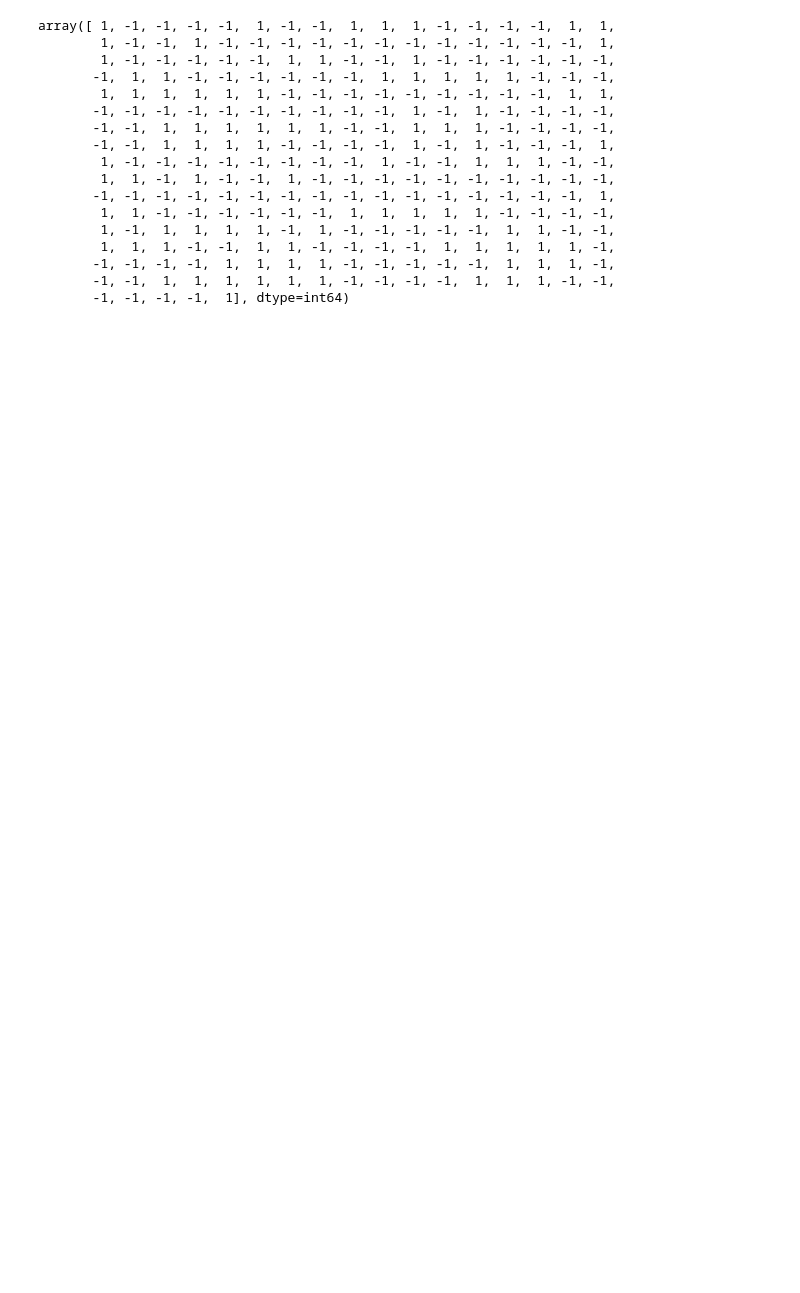
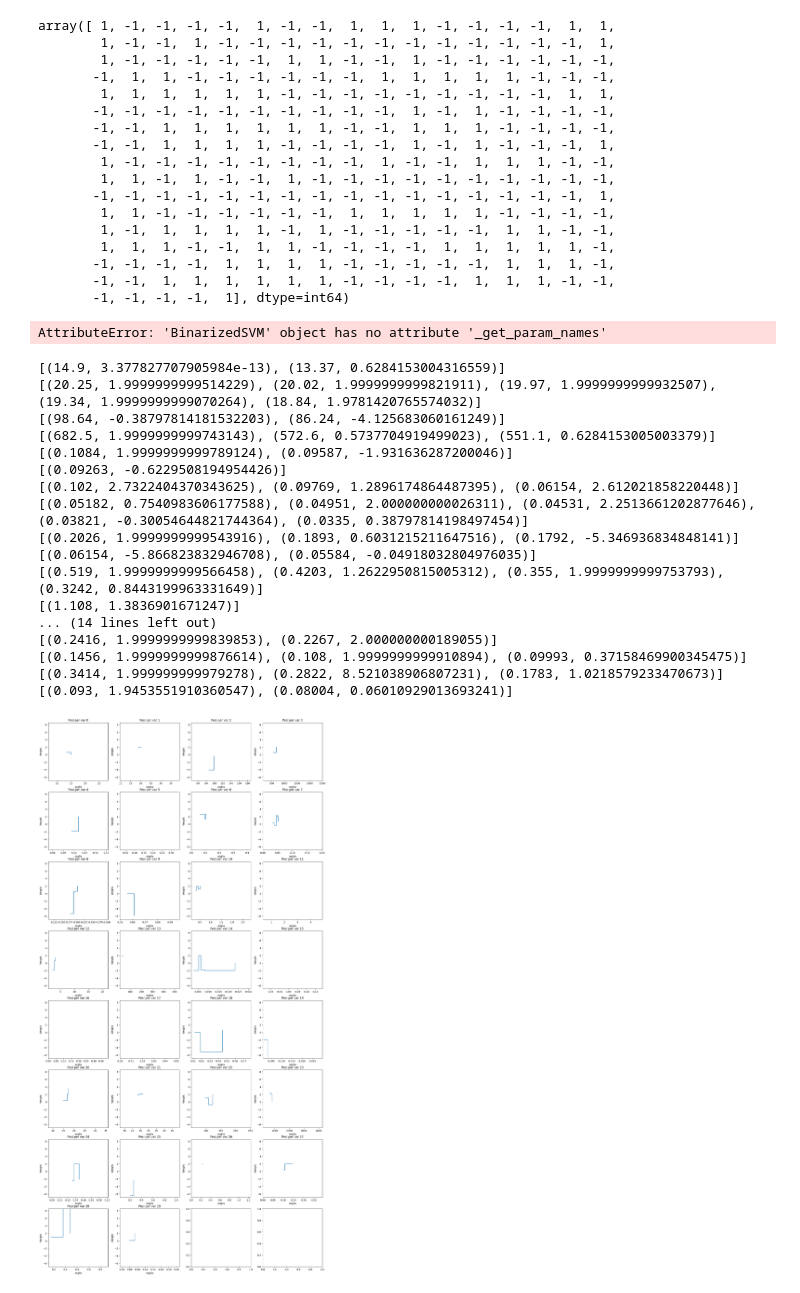
Before and after one commit to alessandrodipalma/BinarizedSVM, a Jupyter notebook: main.ipynb, the cells around one changed output. Saved outputs shown, nothing was run; the diff lists cells and outputs as text; code cells hidden in the pictures; blank space fills up the shorter version.

```diff
--- a/main.ipynb
+++ b/main.ipynb
@@ -57,3 +76,45 @@ array([ 1, -1, -1, -1, -1,  1, -1, -1,  1,  1,  1, -1, -1, -1, -1,  1,  1,
        -1, -1, -1, -1,  1,  1,  1,  1, -1, -1, -1, -1, -1,  1,  1,  1, -1,
        -1, -1,  1,  1,  1,  1,  1,  1, -1, -1, -1, -1,  1,  1,  1, -1, -1,
        -1, -1, -1, -1,  1], dtype=int64)
+# %%
+from sklearn.model_selection import GridSearchCV, LeaveOneOut
+from sklearn.svm import SVC
+from sklearn.datasets import load_iris
+
+X, y, names = load_bupa()
+
+param_grid = {'C': [0.1, 1, 10, 100]}
+
+svm = BinarizedSVM()
+loo = LeaveOneOut()
+
+grid_search = GridSearchCV(svm, param_grid=param_grid, cv=loo, scoring='accuracy')
+grid_search.fit(X, y)
+
+print(grid_search.best_params_)
+# %% [output]
+AttributeError: 'BinarizedSVM' object has no attribute '_get_param_names'
+# %%
+svm = BinarizedSVM()
+X, y, names = load_wdbc()
+svm.fit(X,y)
+svm.visualizza_soglie()
+# %% [output]
+[(14.9, 3.377827707905984e-13), (13.37, 0.6284153004316559)]
+[(20.25, 1.9999999999514229), (20.02, 1.9999999999821911), (19.97, 1.9999999999932507), (19.34, 1.9999999999070264), (18.84, 1.9781420765574032)]
+[(98.64, -0.38797814181532203), (86.24, -4.125683060161249)]
+[(682.5, 1.9999999999743143), (572.6, 0.5737704919499023), (551.1, 0.6284153005003379)]
+[(0.1084, 1.9999999999789124), (0.09587, -1.931636287200046)]
+[(0.09263, -0.6229508194954426)]
+[(0.102, 2.7322404370343625), (0.09769, 1.2896174864487395), (0.06154, 2.612021858220448)]
+[(0.05182, 0.7540983606177588), (0.04951, 2.000000000026311), (0.04531, 2.2513661202877646), (0.03821, -0.30054644821744364), (0.0335, 0.38797814198497454)]
+[(0.2026, 1.9999999999543916), (0.1893, 0.6031215211647516), (0.1792, -5.346936834848141)]
+[(0.06154, -5.866823832946708), (0.05584, -0.04918032804976035)]
+[(0.519, 1.9999999999566458), (0.4203, 1.2622950815005312), (0.355, 1.9999999999753793), (0.3242, 0.8443199963331649)]
+[(1.108, 1.3836901671247)]
+... (14 lines left out)
+[(0.2416, 1.9999999999839853), (0.2267, 2.000000000189055)]
+[(0.1456, 1.9999999999876614), (0.108, 1.9999999999910894), (0.09993, 0.37158469900345475)]
+[(0.3414, 1.999999999979278), (0.2822, 8.521038906807231), (0.1783, 1.0218579233470673)]
+[(0.093, 1.9453551910360547), (0.08004, 0.06010929013693241)]
+[figure, added]
```
Also changed, not shown: parts of 4 cells of this notebook, 9 other files.
